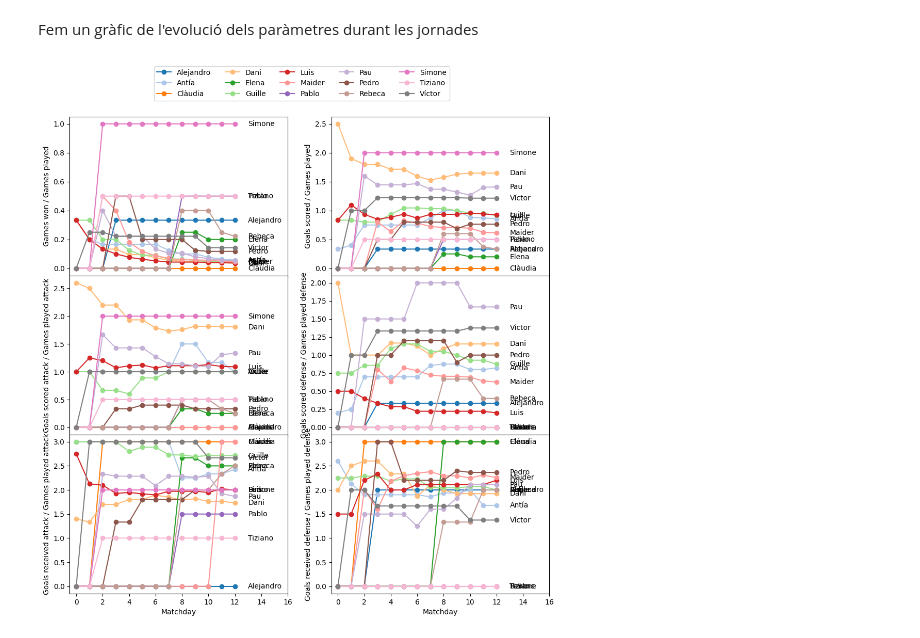
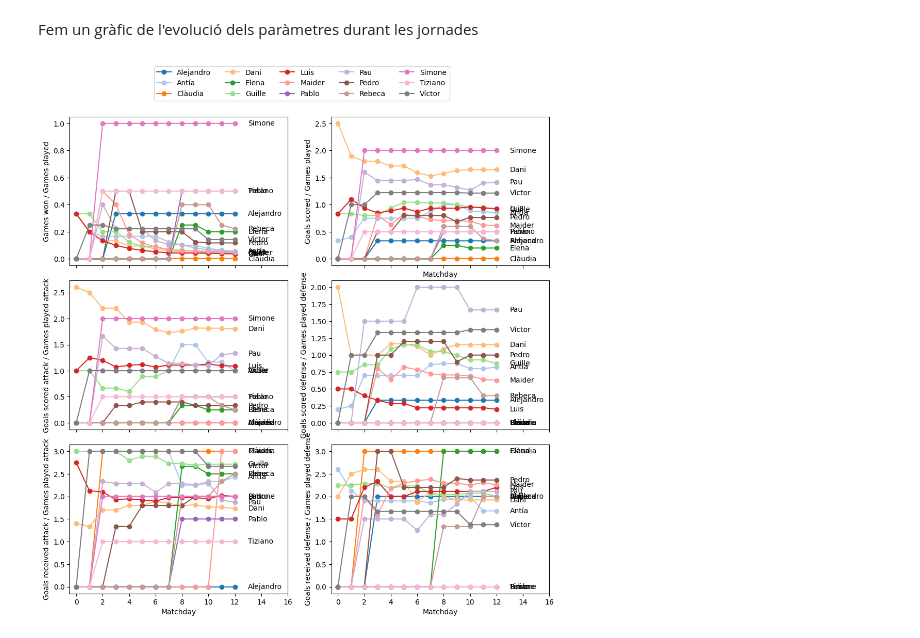
Before and after one commit to pgrebolt/ICEChampionsLeague, a Jupyter notebook: plot_stats.ipynb, the cells around one changed output. Saved outputs shown, nothing was run; the diff lists cells and outputs as text; code cells hidden in the pictures.

Commit message:
Updated haspace in stats plot

```diff
--- a/plot_stats.ipynb
+++ b/plot_stats.ipynb
@@ -103,32 +103,32 @@ def plot_matchday_evolution(parameter, ax, label=False):
 # Initialize figure
 fig, axs = plt.subplots(figsize=(12, 12), ncols= 2, nrows = 3, sharex=True)
 axs = axs.flatten()
 
 plot_matchday_evolution('WinPlayed', axs[0], label = True)
 plot_matchday_evolution('ScoredPlayed', axs[1])
 plot_matchday_evolution('ScoredAttackPlayed', axs[2])
 plot_matchday_evolution('ScoredDefensePlayed', axs[3])
 plot_matchday_evolution('ReceivedAttackPlayed', axs[4])
 plot_matchday_evolution('ReceivedDefensePlayed', axs[5])
 
 axs[1].set_xlabel("Matchday")
 axs[0].set_ylabel("Games won / Games played")
 axs[1].set_ylabel("Goals scored / Games played")
 axs[2].set_ylabel("Goals scored attack / Games played attack")
 axs[3].set_ylabel("Goals scored defense / Games played defense")
 axs[4].set_ylabel("Goals received attack / Games played attack")
 axs[5].set_ylabel("Goals received defense / Games played defense")
 
 for i in range(len(axs)):
     axs[i].set_xlim(-0.5, matchdays[-1] +4)
 
 for i in [-1, -2]:
     axs[i].set_xlabel('Matchday')
 
 fig.legend(bbox_to_anchor = ( 0.5, 0.9), ncol = 5, loc = 'lower center')
 
 # Guardem la figura per poderla posar al README
-plt.subplots_adjust(hspace=0.0)
+plt.subplots_adjust(hspace=0.1)
 plt.savefig('results/winplayed_stats.png', dpi=300, bbox_inches='tight')
 # %% [output]
-[figure, old version]
+[figure, new version]
```
Also changed, not shown: 2 other files.
